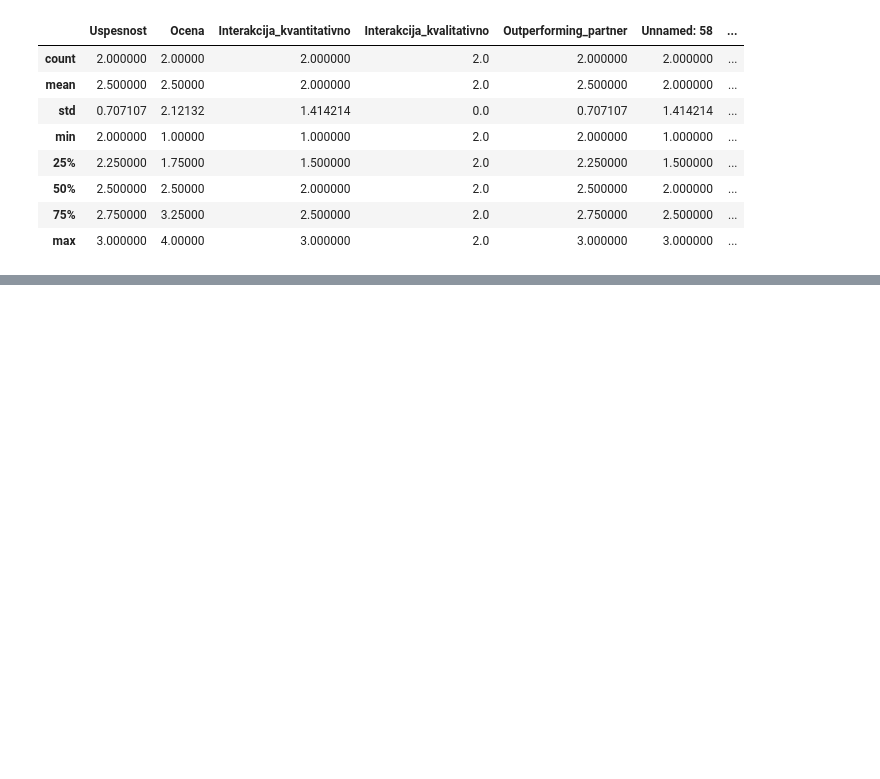
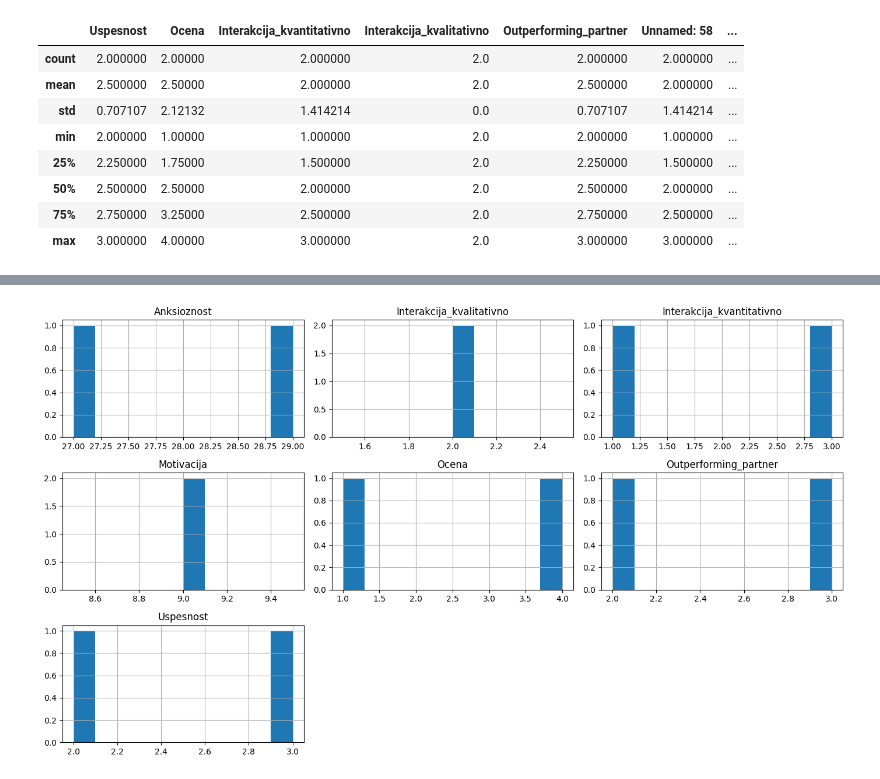
Before and after one commit to borbregant/ai_tandem_learning, a Jupyter notebook: vizualizacija_podatkov.ipynb, the cells around one changed output, grey strips where cells are left out. Cells and saved outputs as stored; diff of their text form; code cells hidden in the pictures; blank space fills up the shorter version.

```diff
--- a/vizualizacija_podatkov.ipynb
+++ b/vizualizacija_podatkov.ipynb
@@ -56,0 +96,7 @@ df.describe(include='all')
+# %%
+"""exclude = ['Unnamed: 58','Introvertiranost','Judging','Sensing', "Feeling", "Spol", "Profesor", "Razred"]
+df.loc[:, df.columns.difference(exclude)].hist(figsize=(14,8))
+plt.tight_layout()
+plt.show()"""
+# %% [output]
+[figure, added]
```
Also changed, not shown: parts of 6 cells of this notebook, 1 other file.
